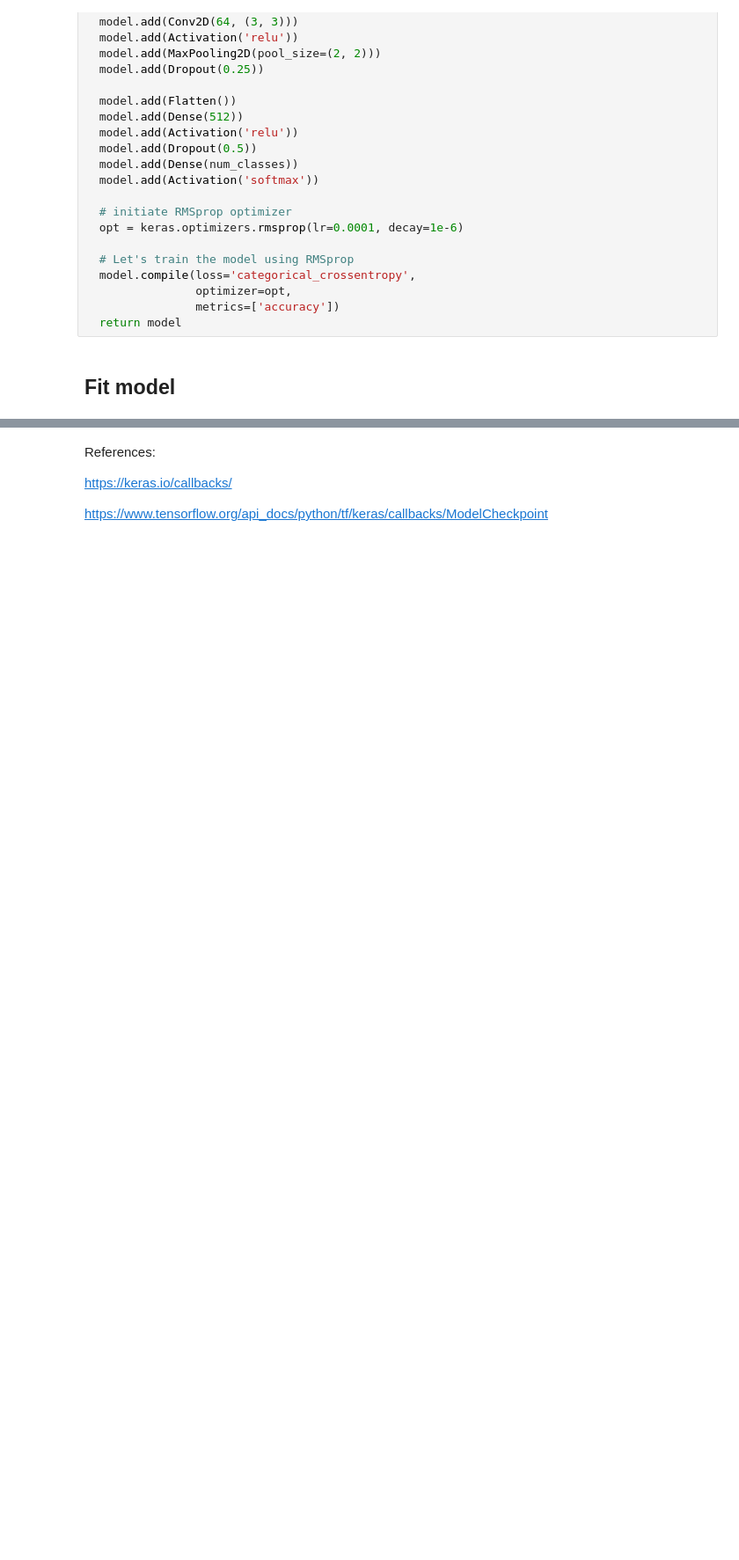
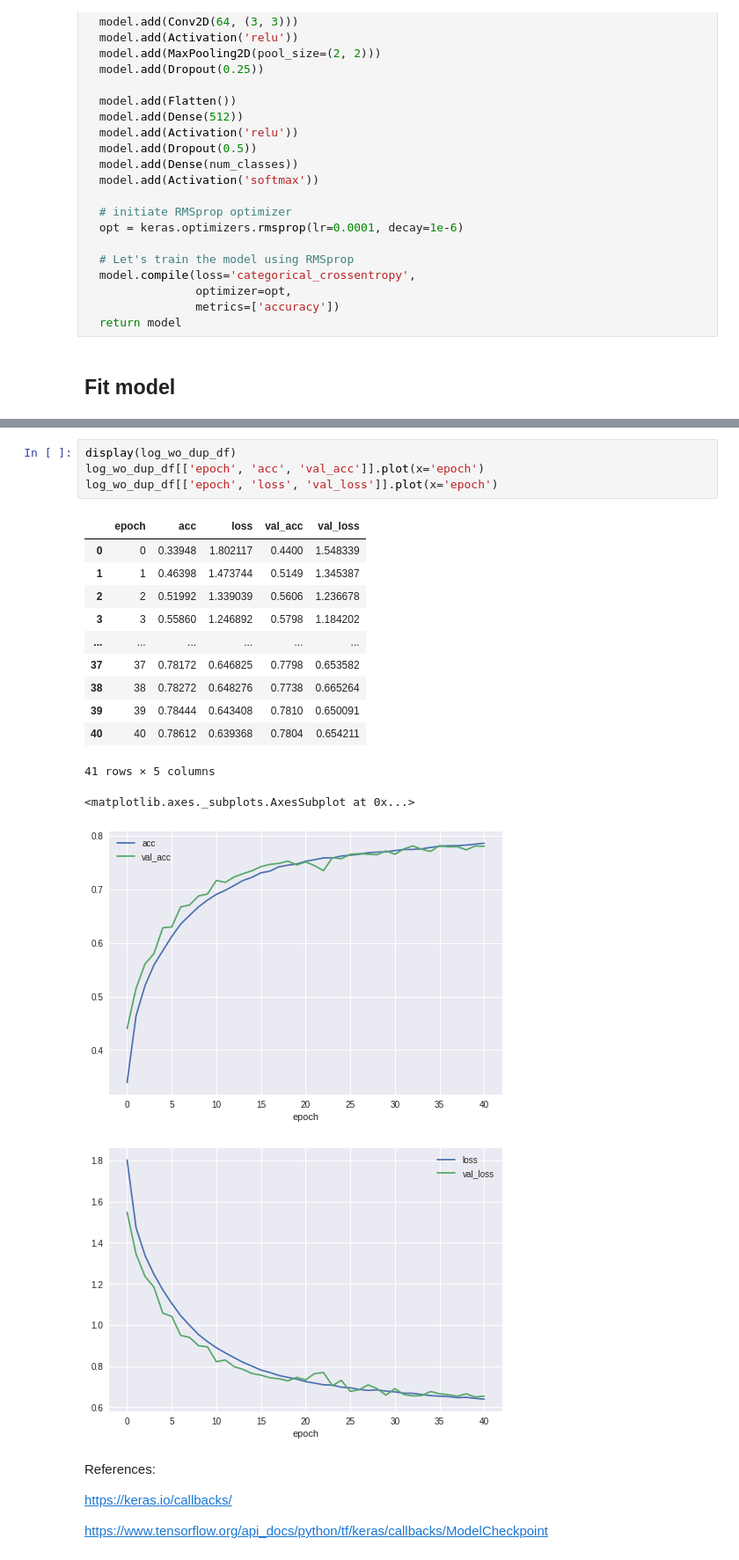
Before and after one commit to Minyus/Deep_Learning, a Jupyter notebook: Keras/keras_fit_with_callbacks_cifar10.ipynb, the cells around one changed output, grey strips where cells are left out. Shown: that part at 88% size. Cells and saved outputs as stored; diff of their text form; blank space fills up the shorter version.

Commit message:
added acc and loss plot

```diff
--- a/Keras/keras_fit_with_callbacks_cifar10.ipynb
+++ b/Keras/keras_fit_with_callbacks_cifar10.ipynb
@@ -269,3 +216,22 @@ Files in the working directoy:
+# %%
+display(log_wo_dup_df)
+log_wo_dup_df[['epoch', 'acc', 'val_acc']].plot(x='epoch')
+log_wo_dup_df[['epoch', 'loss', 'val_loss']].plot(x='epoch')
+# %% [output]
+|  | epoch | acc | loss | val_acc | val_loss |
+| 0 | 0 | 0.33948 | 1.802117 | 0.4400 | 1.548339 |
+| 1 | 1 | 0.46398 | 1.473744 | 0.5149 | 1.345387 |
+| 2 | 2 | 0.51992 | 1.339039 | 0.5606 | 1.236678 |
+| 3 | 3 | 0.55860 | 1.246892 | 0.5798 | 1.184202 |
+| ... | ... | ... | ... | ... | ... |
+| 37 | 37 | 0.78172 | 0.646825 | 0.7798 | 0.653582 |
+| 38 | 38 | 0.78272 | 0.648276 | 0.7738 | 0.665264 |
+| 39 | 39 | 0.78444 | 0.643408 | 0.7810 | 0.650091 |
+| 40 | 40 | 0.78612 | 0.639368 | 0.7804 | 0.654211 |
+41 rows × 5 columns
+<matplotlib.axes._subplots.AxesSubplot at 0x...>
+[figure, added]
+[figure, added]
 # %% [markdown]
 References:
 
```
Also changed, not shown: parts of 9 cells of this notebook, 1 other file.
